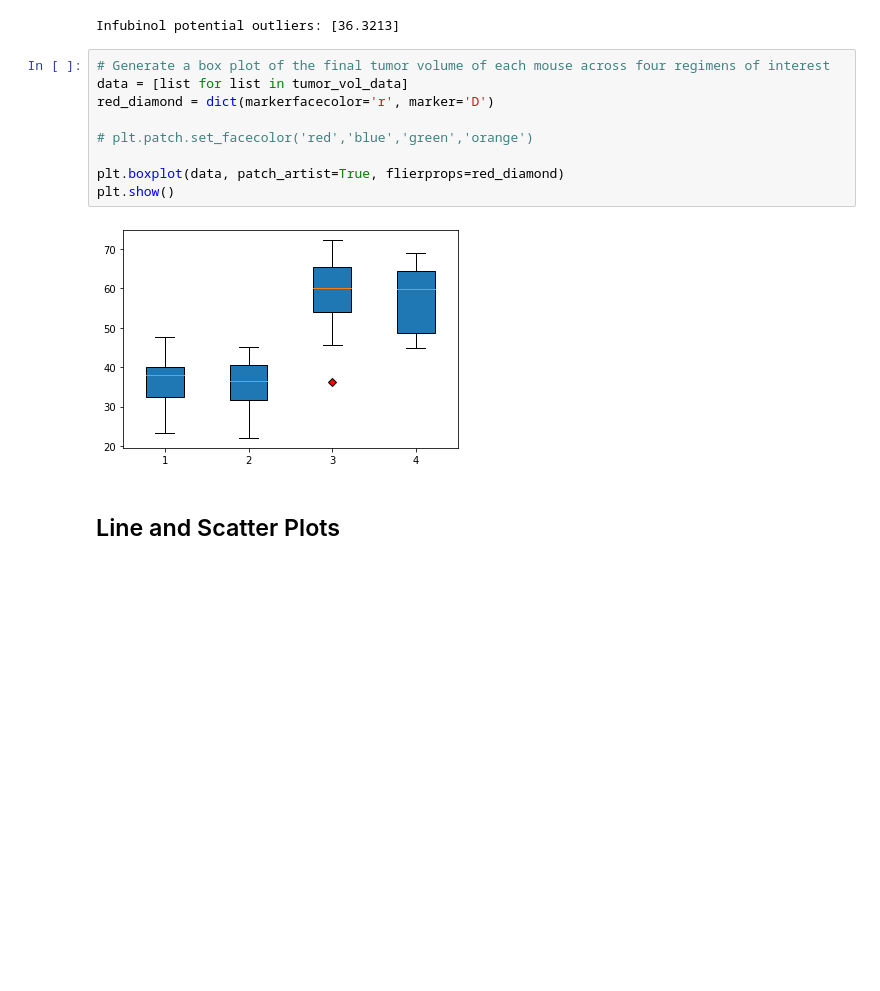
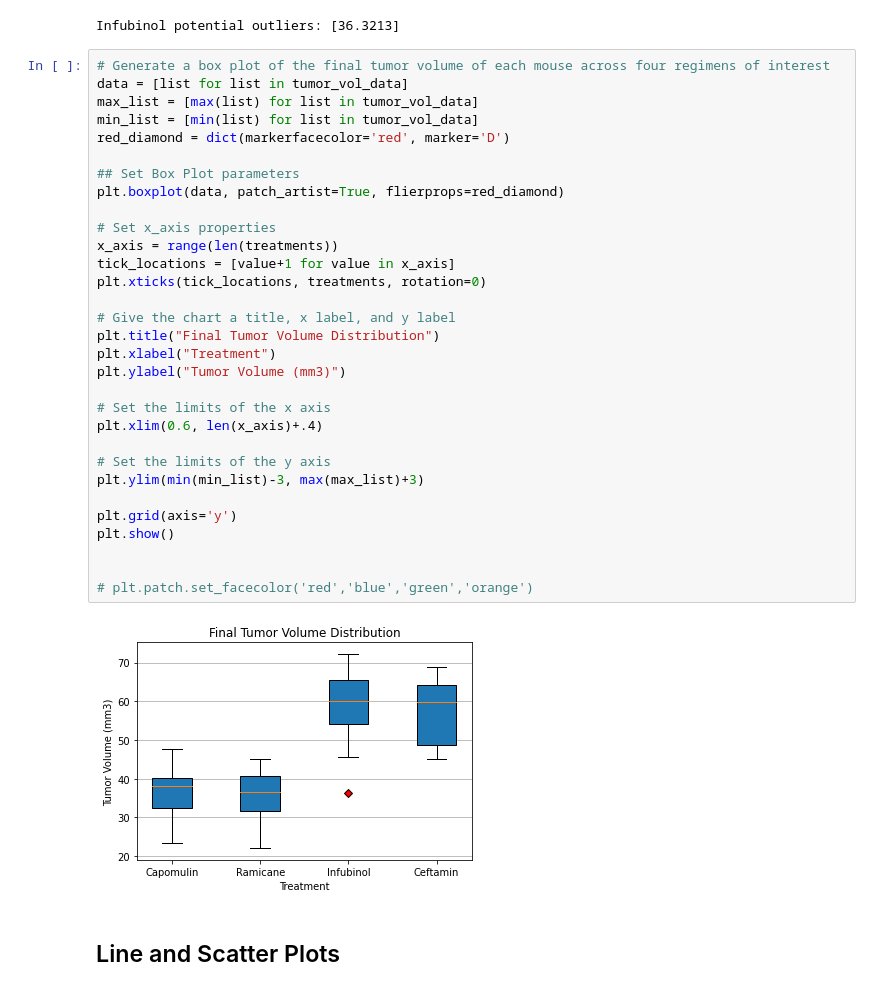
Before and after one commit to rperezme-data/DAB_H05_Matplotlib-challenge, a Jupyter notebook: Pymaceuticals/main.ipynb, the cells around one changed output. Cells and saved outputs as stored; diff of their text form; blank space fills up the shorter version.

```diff
--- a/Pymaceuticals/main.ipynb
+++ b/Pymaceuticals/main.ipynb
@@ -309,17 +328,39 @@ if len(outliers_dict) != 0:
         print(f"{key} potential outliers: {value}")
 # %% [output]
 Infubinol potential outliers: [36.3213]
-# %%
-# Generate a box plot of the final tumor volume of each mouse across four regimens of interest
-data = [list for list in tumor_vol_data]
-red_diamond = dict(markerfacecolor='r', marker='D')
-
-# plt.patch.set_facecolor('red','blue','green','orange')
-
-plt.boxplot(data, patch_artist=True, flierprops=red_diamond)
-plt.show()
-# %% [output]
-[figure, removed]
+# %%
+# Generate a box plot of the final tumor volume of each mouse across four regimens of interest
+data = [list for list in tumor_vol_data]
+max_list = [max(list) for list in tumor_vol_data]
+min_list = [min(list) for list in tumor_vol_data]
+red_diamond = dict(markerfacecolor='red', marker='D')
+
+## Set Box Plot parameters
+plt.boxplot(data, patch_artist=True, flierprops=red_diamond)
+
+# Set x_axis properties
+x_axis = range(len(treatments))
+tick_locations = [value+1 for value in x_axis]
+plt.xticks(tick_locations, treatments, rotation=0)
+
+# Give the chart a title, x label, and y label
+plt.title("Final Tumor Volume Distribution")
+plt.xlabel("Treatment")
+plt.ylabel("Tumor Volume (mm3)")
+
+# Set the limits of the x axis
+plt.xlim(0.6, len(x_axis)+.4)
+
+# Set the limits of the y axis
+plt.ylim(min(min_list)-3, max(max_list)+3)
+
+plt.grid(axis='y')
+plt.show()
+
+
+# plt.patch.set_facecolor('red','blue','green','orange')
+# %% [output]
+[figure, added]
 # %% [markdown]
 ## Line and Scatter Plots
 # %%
```
Also changed, not shown: parts of 6 cells of this notebook.
